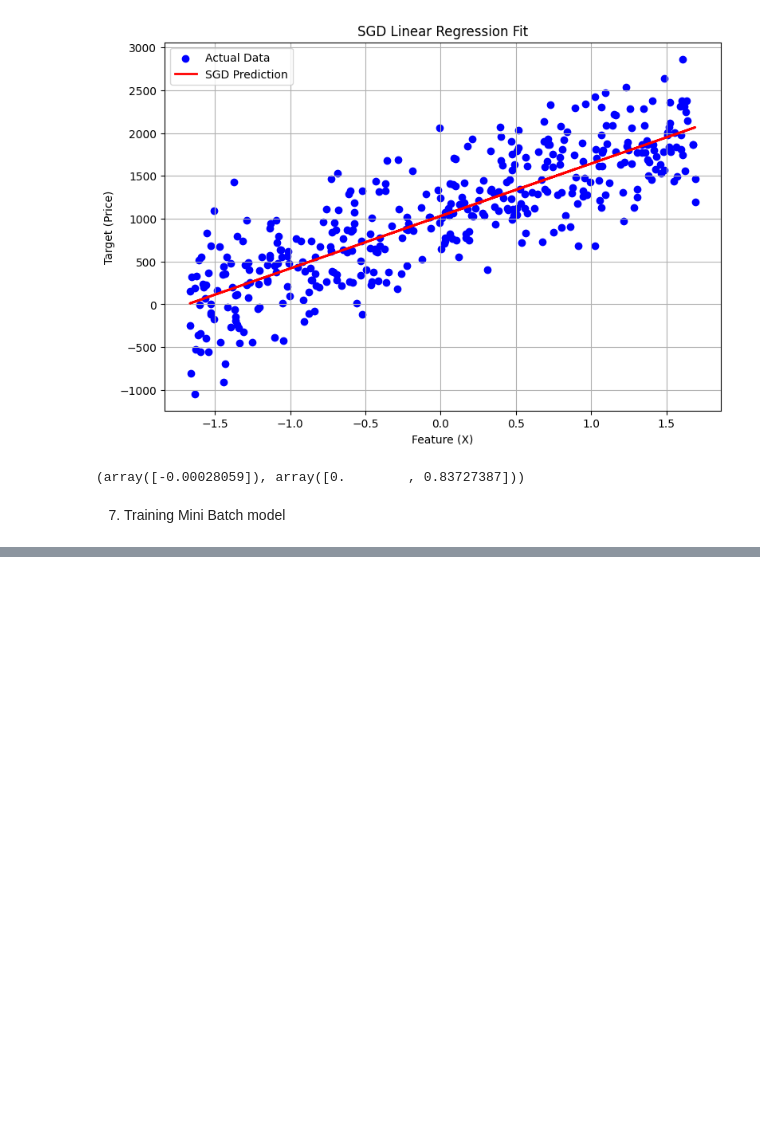
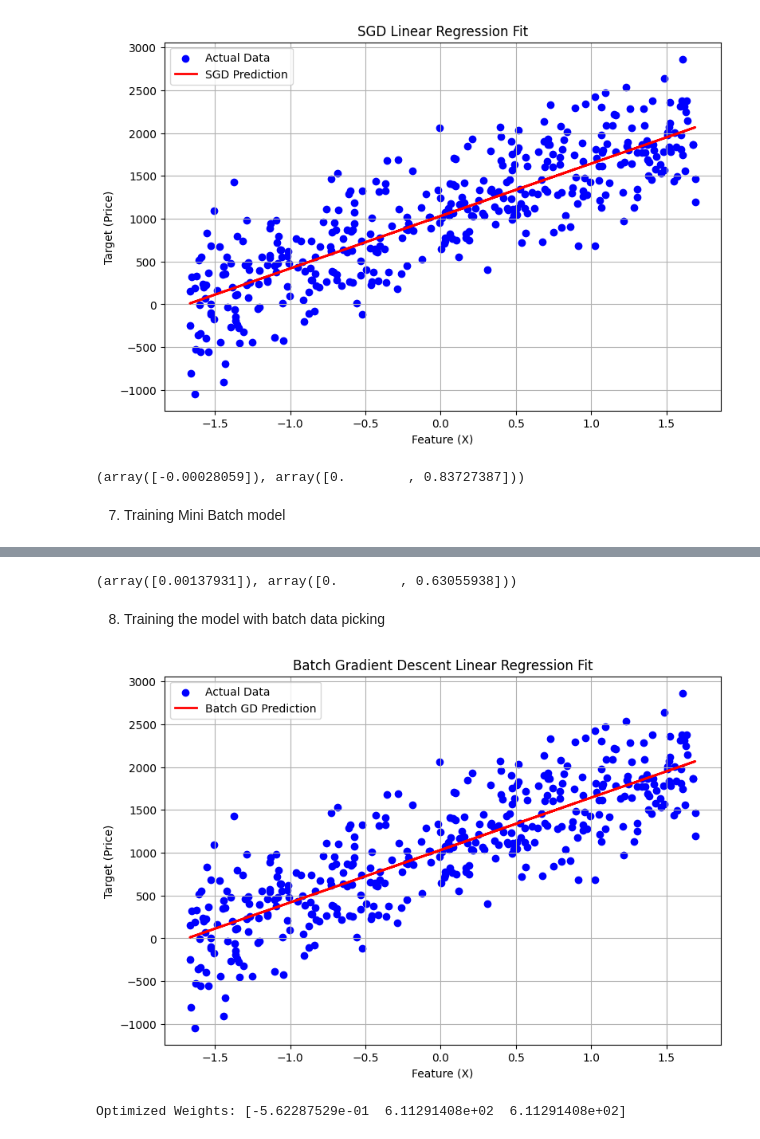
Before and after one commit to Wania-n/ML_A-02_Price-Prediction, a Jupyter notebook: 22i-2369_ML_A2.ipynb, the cells around one changed output, grey strips where cells are left out. Cells and saved outputs as stored; diff of their text form; code cells hidden in the pictures; blank space fills up the shorter version.

```diff
--- a/22i-2369_ML_A2.ipynb
+++ b/22i-2369_ML_A2.ipynb
@@ -255,0 +301,50 @@ builtin_SGD.intercept_, builtin_SGD.coef_
+# %%
+# Checking the weights
+builtin_SGD.intercept_, builtin_SGD.coef_
+# %% [output]
+(array([0.00137931]), array([0.        , 0.63055938]))
+# %% [markdown]
+8. Training the model with batch data picking
+# %%
+# Training the model using batch processing
+
+# Standardize X and y for stability
+scaler_X = StandardScaler()
+scaler_y = StandardScaler()
+
+X_scaled = scaler_X.fit_transform(X)
+price_scaled = scaler_y.fit_transform(price.reshape(-1, 1))
+m = len(X_scaled)
+
+# Batch Gradient Descent Function
+def batch_gradient_descent(X, y, learning_rate=0.1, epochs=1000):
+    theta = np.random.randn(X.shape[1], 1)
+    cost_history = []
+
+    for epoch in range(epochs):
+        gradients = (2 / m) * X.T @ (X @ theta - y)
+        theta -= learning_rate * gradients
+        cost = (1/m) * np.sum((X @ theta - y) ** 2)
+        cost_history.append(cost)
+
+    return theta, cost_history
+
+# Train the model
+theta_bgd, cost_history = batch_gradient_descent(X_scaled, price_scaled, learning_rate=0.1, epochs=1000)
+
+# Plotting the graph
+plt.figure(figsize=(9, 6))
+plt.scatter(X[:,1], price, color="blue", label="Actual Data")
+plt.plot(X[:,1], y_pred, color="red", linewidth=2, label="Batch GD Prediction")
+plt.xlabel("Feature (X)")
+plt.ylabel("Target (Price)")
+plt.title("Batch Gradient Descent Linear Regression Fit")
+plt.legend()
+plt.grid()
+plt.show()
+
+theta_bgd_original = np.vstack((theta_bgd[0], (theta_bgd[1:] * scaler_y.scale_[0] / scaler_X.scale_).reshape(-1,1)))
+print("Optimized Weights:", theta_bgd_original.ravel())
+# %% [output]
+[figure, added]
+Optimized Weights: [-5.62287529e-01  6.11291408e+02  6.11291408e+02]
```
Also changed, not shown: parts of 2 cells of this notebook.
